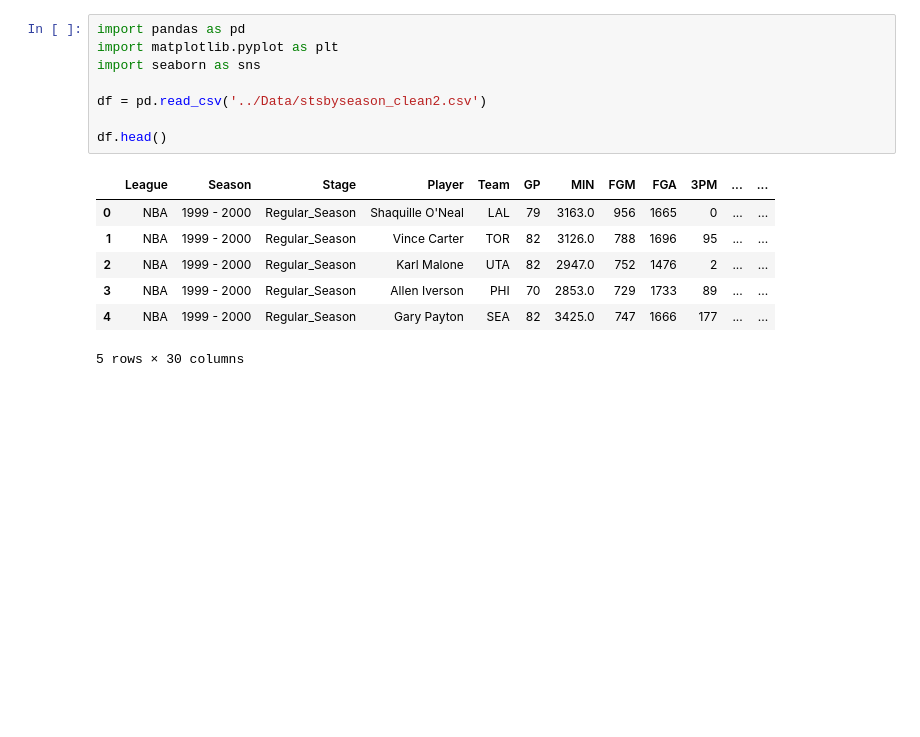
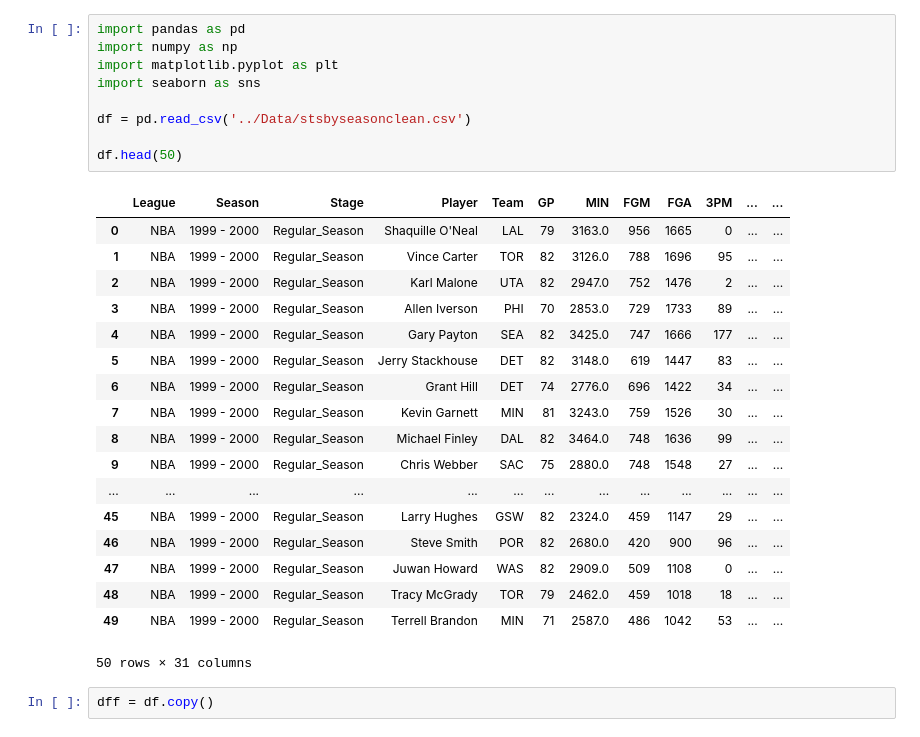
Before and after one commit to c0sh1/basketball_stats_analysis, a Jupyter notebook: Notebook/EDA.ipynb, the cells around one changed output. Saved outputs shown, nothing was run; the diff lists cells and outputs as text; blank space fills up the shorter version.

```diff
--- a/Notebook/EDA.ipynb
+++ b/Notebook/EDA.ipynb
@@ -1,16 +1,30 @@
 # %%
 import pandas as pd
+import numpy as np
 import matplotlib.pyplot as plt
 import seaborn as sns
 
-df = pd.read_csv('../Data/stsbyseason_clean2.csv')
+df = pd.read_csv('../Data/stsbyseasonclean.csv')
 
-df.head()
+df.head(50)
 # %% [output]
 |  | League | Season | Stage | Player | Team | GP | MIN | FGM | FGA | 3PM | ... | ... |
 | 0 | NBA | 1999 - 2000 | Regular_Season | Shaquille O'Neal | LAL | 79 | 3163.0 | 956 | 1665 | 0 | ... | ... |
 | 1 | NBA | 1999 - 2000 | Regular_Season | Vince Carter | TOR | 82 | 3126.0 | 788 | 1696 | 95 | ... | ... |
 | 2 | NBA | 1999 - 2000 | Regular_Season | Karl Malone | UTA | 82 | 2947.0 | 752 | 1476 | 2 | ... | ... |
 | 3 | NBA | 1999 - 2000 | Regular_Season | Allen Iverson | PHI | 70 | 2853.0 | 729 | 1733 | 89 | ... | ... |
 | 4 | NBA | 1999 - 2000 | Regular_Season | Gary Payton | SEA | 82 | 3425.0 | 747 | 1666 | 177 | ... | ... |
+| 5 | NBA | 1999 - 2000 | Regular_Season | Jerry Stackhouse | DET | 82 | 3148.0 | 619 | 1447 | 83 | ... | ... |
+| 6 | NBA | 1999 - 2000 | Regular_Season | Grant Hill | DET | 74 | 2776.0 | 696 | 1422 | 34 | ... | ... |
+| 7 | NBA | 1999 - 2000 | Regular_Season | Kevin Garnett | MIN | 81 | 3243.0 | 759 | 1526 | 30 | ... | ... |
+| 8 | NBA | 1999 - 2000 | Regular_Season | Michael Finley | DAL | 82 | 3464.0 | 748 | 1636 | 99 | ... | ... |
+| 9 | NBA | 1999 - 2000 | Regular_Season | Chris Webber | SAC | 75 | 2880.0 | 748 | 1548 | 27 | ... | ... |
+| ... | ... | ... | ... | ... | ... | ... | ... | ... | ... | ... | ... | ... |
+| 45 | NBA | 1999 - 2000 | Regular_Season | Larry Hughes | GSW | 82 | 2324.0 | 459 | 1147 | 29 | ... | ... |
+| 46 | NBA | 1999 - 2000 | Regular_Season | Steve Smith | POR | 82 | 2680.0 | 420 | 900 | 96 | ... | ... |
+| 47 | NBA | 1999 - 2000 | Regular_Season | Juwan Howard | WAS | 82 | 2909.0 | 509 | 1108 | 0 | ... | ... |
+| 48 | NBA | 1999 - 2000 | Regular_Season | Tracy McGrady | TOR | 79 | 2462.0 | 459 | 1018 | 18 | ... | ... |
+| 49 | NBA | 1999 - 2000 | Regular_Season | Terrell Brandon | MIN | 71 | 2587.0 | 486 | 1042 | 53 | ... | ... |
-5 rows × 30 columns
+50 rows × 31 columns
+# %%
+dff = df.copy()
```
Also changed, not shown: parts of 11 cells of this notebook, 5 other files.
